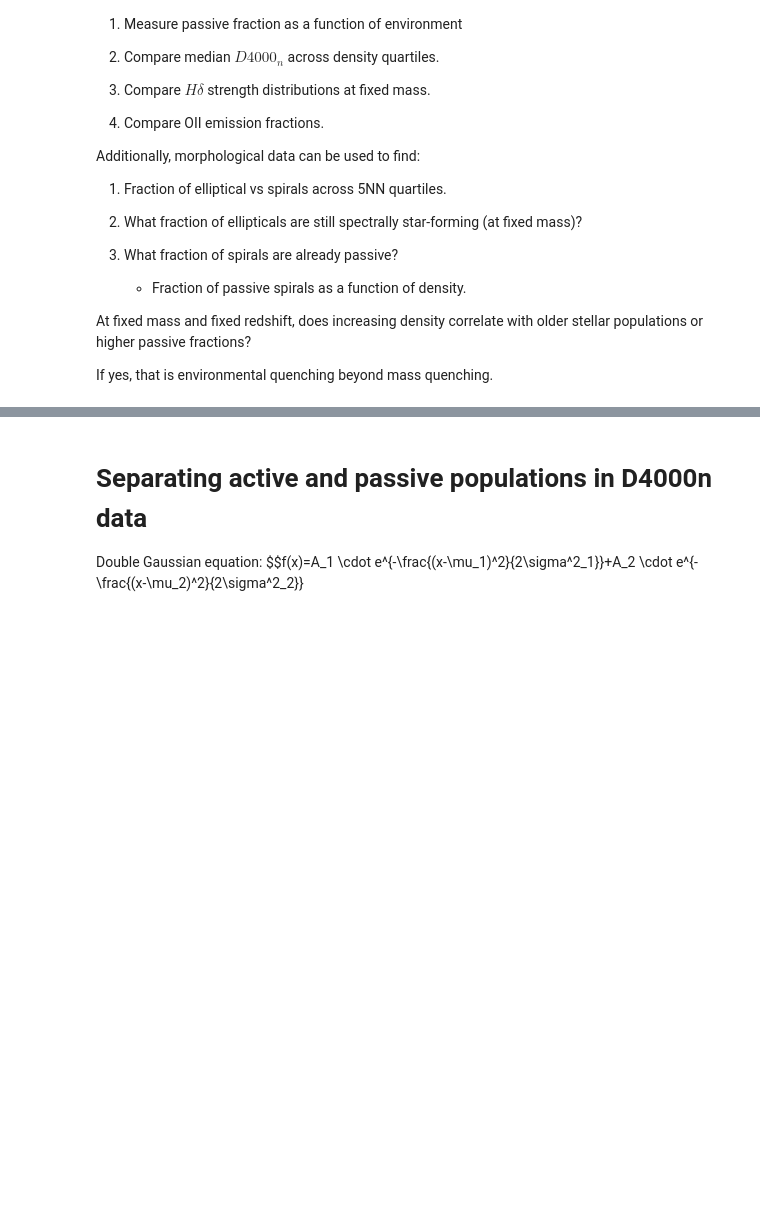
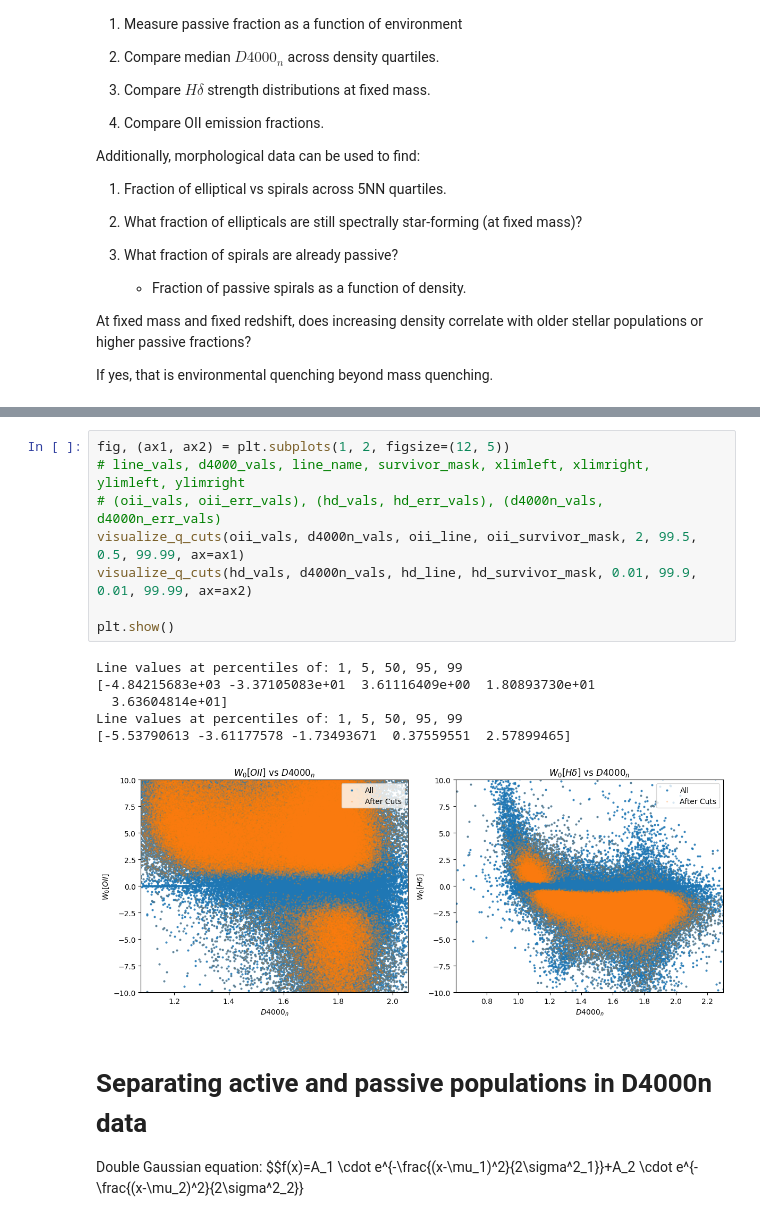
Before and after one commit to maraMaraschino/capstone-project, a Jupyter notebook: timescapes-notebook.ipynb, the cells around one changed output, grey strips where cells are left out. Saved outputs shown, nothing was run; the diff lists cells and outputs as text; blank space fills up the shorter version.

```diff
--- a/timescapes-notebook.ipynb
+++ b/timescapes-notebook.ipynb
@@ -1004,3 +1154,18 @@ If yes, that is environmental quenching beyond mass quenching.
+# %%
+fig, (ax1, ax2) = plt.subplots(1, 2, figsize=(12, 5))
+# line_vals, d4000_vals, line_name, survivor_mask, xlimleft, xlimright, ylimleft, ylimright
+# (oii_vals, oii_err_vals), (hd_vals, hd_err_vals), (d4000n_vals, d4000n_err_vals)
+visualize_q_cuts(oii_vals, d4000n_vals, oii_line, oii_survivor_mask, 2, 99.5, 0.5, 99.99, ax=ax1)
+visualize_q_cuts(hd_vals, d4000n_vals, hd_line, hd_survivor_mask, 0.01, 99.9, 0.01, 99.99, ax=ax2)
+
+plt.show()
+# %% [output]
+Line values at percentiles of: 1, 5, 50, 95, 99
+[-4.84215683e+03 -3.37105083e+01  3.61116409e+00  1.80893730e+01
+  3.63604814e+01]
+Line values at percentiles of: 1, 5, 50, 95, 99
+[-5.53790613 -3.61177578 -1.73493671  0.37559551  2.57899465]
+[figure, added]
 # %% [markdown]
 # Separating active and passive populations in D4000n data
 
```
Also changed, not shown: parts of 4 cells of this notebook, 1 other file.
